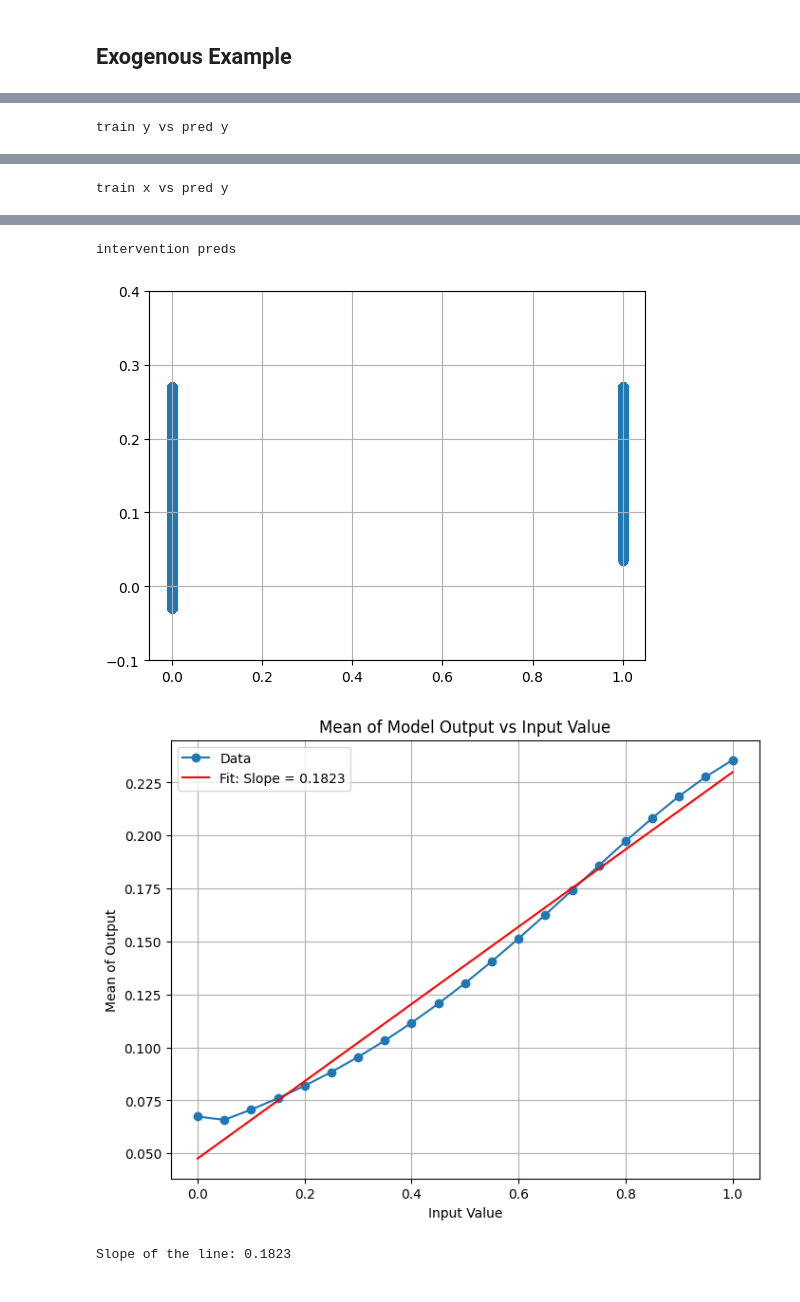
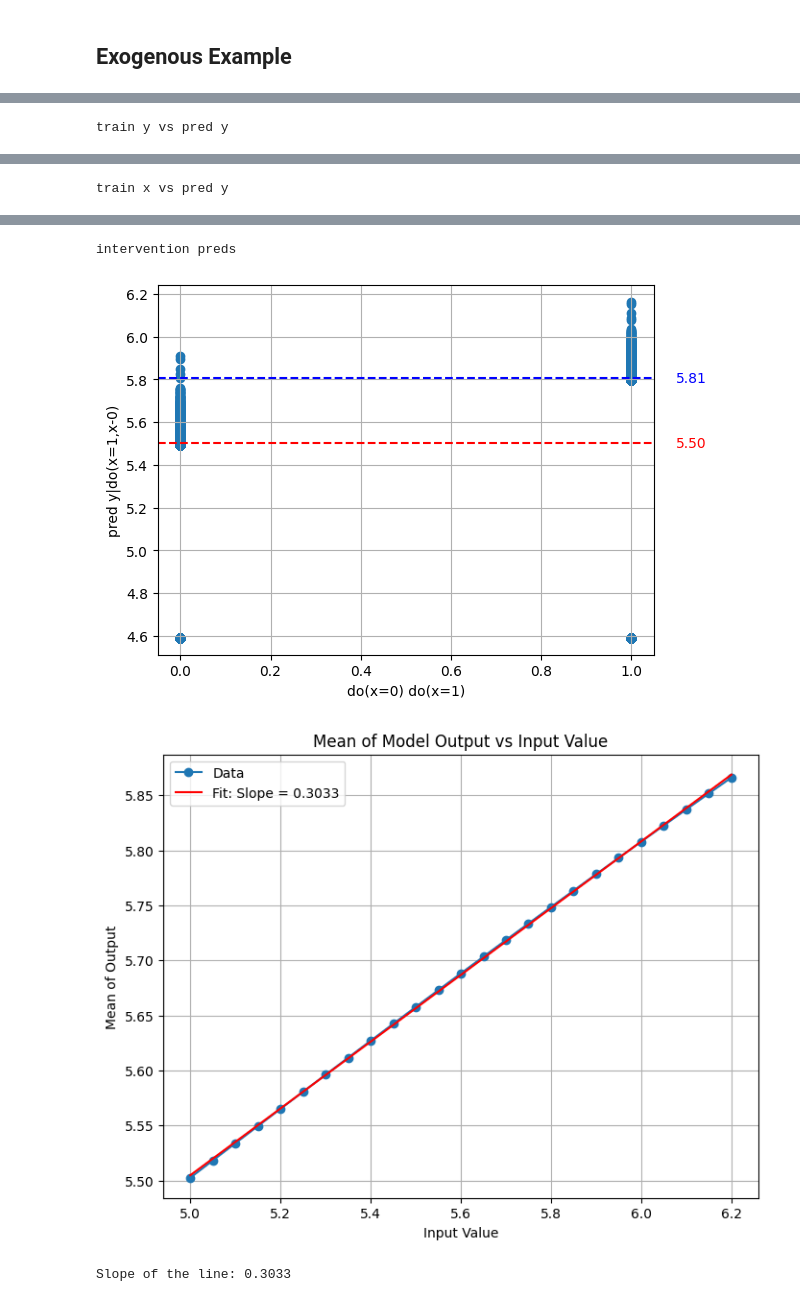
Before and after one commit to matthewvowels1/Causal_Transformer, a Jupyter notebook: CaT/tutorial_exogenous.ipynb, the cells around one changed output, grey strips where cells are left out. Drawn from its saved outputs; the diff is of its cells as text; code cells hidden in the pictures.

```diff
--- a/CaT/tutorial_exogenous.ipynb
+++ b/CaT/tutorial_exogenous.ipynb
@@ -173,8 +176,8 @@ for i in range(1):
             print(f"step {iter_} of {max_iters}: train_loss {eval_loss['train']:.4f}, val loss {eval_loss['val']:.4f}")
 
     model.eval()
-    intervention_nodes_vals_0 = {'X': 0}
-    intervention_nodes_vals_1 = {'X': 1}
+    intervention_nodes_vals_0 = {'X': x_shift + 0}
+    intervention_nodes_vals_1 = {'X': x_shift + 1}
     ci = inference.CausalInference(model=model, device=device)
     D0 = ci.forward(data=all_data , intervention_nodes_vals=intervention_nodes_vals_0)
     D1 = ci.forward(data=all_data , intervention_nodes_vals=intervention_nodes_vals_1)
@@ -200,7 +208,7 @@ ATE: [0.3] est ATE: 0.16803104467833158
 # %%
 model.eval()
-intervention_nodes_vals_0 = {'X': 0}
-intervention_nodes_vals_1 = {'X': 0.5}
+intervention_nodes_vals_0 = {'X': x_shift + 0}
+intervention_nodes_vals_1 = {'X': x_shift + 1}
 ci = inference.CausalInference(model=model, device=device)
 D0 = ci.forward(data=all_data , intervention_nodes_vals=intervention_nodes_vals_0)
 D1 = ci.forward(data=all_data , intervention_nodes_vals=intervention_nodes_vals_1)
@@ -212,8 +220,8 @@ preds = model(train_data.to(device))
 train_data0 = train_data.clone()
 train_data1 = train_data.clone()
 
-train_data0[:, 0] = 0
-train_data1[:, 0] = 1
+train_data0[:, 0] = x_shift +  0
+train_data1[:, 0] = x_shift +  1
 preds0 = model(train_data0.to(device))
 preds1 = model(train_data1.to(device))
 est_train_ATE = (preds1[:,effect_index] - preds0[:,effect_index]).mean(0)
@@ -223,53 +231,59 @@ print('train y min and max:', train_data[:,effect_index,-1].min(), train_data[:,
 print('pred y min and max:', preds[:,effect_index,-1].min(), preds[:,effect_index,-1].max())
 print('train x vs train y')
 plt.scatter(train_data[:,0,-1].detach().cpu().numpy(), train_data[:, effect_index, -1].detach().cpu().numpy())
-plt.ylim(-0.1,0.4)
+plt.xlabel('train x')
+plt.ylabel('train y')
 plt.grid()
 plt.show()
 
 print('train y vs pred y')
 plt.scatter(train_data[:,effect_index,-1].detach().cpu().numpy(), preds[:, effect_index, -1].detach().cpu().numpy())
-plt.ylim(-0.1,0.4)
-plt.xlabel('train x')
+
+plt.xlabel('train y')
 plt.ylabel('pred y')
 plt.grid()
 plt.show()
 
 print('train x vs pred y')
 plt.scatter(train_data[:,0,-1].detach().cpu().numpy(), preds[:, effect_index, -1].detach().cpu().numpy())
-plt.ylim(-0.1,0.4)
+plt.xlabel('train x')
+plt.ylabel('pred y')
 plt.grid()
 plt.show()
 
 
 print('intervention preds')
 plt.scatter(np.concatenate((np.zeros_like(preds0.detach().cpu().numpy()), np.ones_like(preds1.detach().cpu().numpy())), axis=0),  np.concatenate(((preds0.detach().cpu().numpy()), (preds1.detach().cpu().numpy())), axis=0))
-plt.ylim(-0.1,0.4)
+mean_preds0 = preds0[:, effect_index, 0].mean().detach().cpu().numpy()
+mean_preds1 = preds1[:, effect_index, 0].mean().detach().cpu().numpy()
+plt.axhline(y=mean_preds0, color='r', linestyle='--', label=f'Mean do(x=0): {mean_preds0:.2f}')
+plt.axhline(y=mean_preds1, color='b', linestyle='--', label=f'Mean do(x=1): {mean_preds1:.2f}')
+plt.text(1.1, mean_preds0, f'{mean_preds0:.2f}', color='r', verticalalignment='center')
+plt.text(1.1, mean_preds1, f'{mean_preds1:.2f}', color='b', verticalalignment='center')
+plt.xlabel('do(x=0) do(x=1)')
+plt.ylabel('pred y|do(x=1,x-0)')
 plt.grid()
 plt.show()
 
 
 # Define the range of values from 0 to 1 in increments of 0.05
-values = np.arange(0, 1.05, 0.05)
+values = np.arange(x_shift + 0, x_shift + 1.2, 0.05)
 means = []
 
 # Iterate over each value, set it in the dataset, and collect the model output
 for val in values:
-    # Set the first column of both datasets to the current value
     train_data_clone = train_data.clone()  # Clone original data if needed to avoid modifying it
     train_data_clone[:, 0] = val
 
-    # Get predictions from the model
     preds = model(train_data_clone.to(device))
 
-    # Calculate the mean of the output for the specific index
     mean_value = preds[:, effect_index, 0].mean().item()
     means.append(mean_value)
 
-# Compute the slope using linear regression (1st-degree polynomial fit)
+
 slope, intercept = np.polyfit(values, means, 1)
 
-# Plot the results
+
 plt.figure(figsize=(8, 6))
 plt.plot(values, means, marker='o', label='Data')
 plt.plot(values, slope * values + intercept, label=f'Fit: Slope = {slope:.4f}', color='red')
@@ -296,4 +310,4 @@ train x vs pred y
 intervention preds
-[figure, old version]
+[figure, new version]
-[figure, old version]
+[figure, new version]
-Slope of the line: 0.1823
+Slope of the line: 0.3033
```
Also changed, not shown: parts of 4 cells of this notebook, 1 other file.
